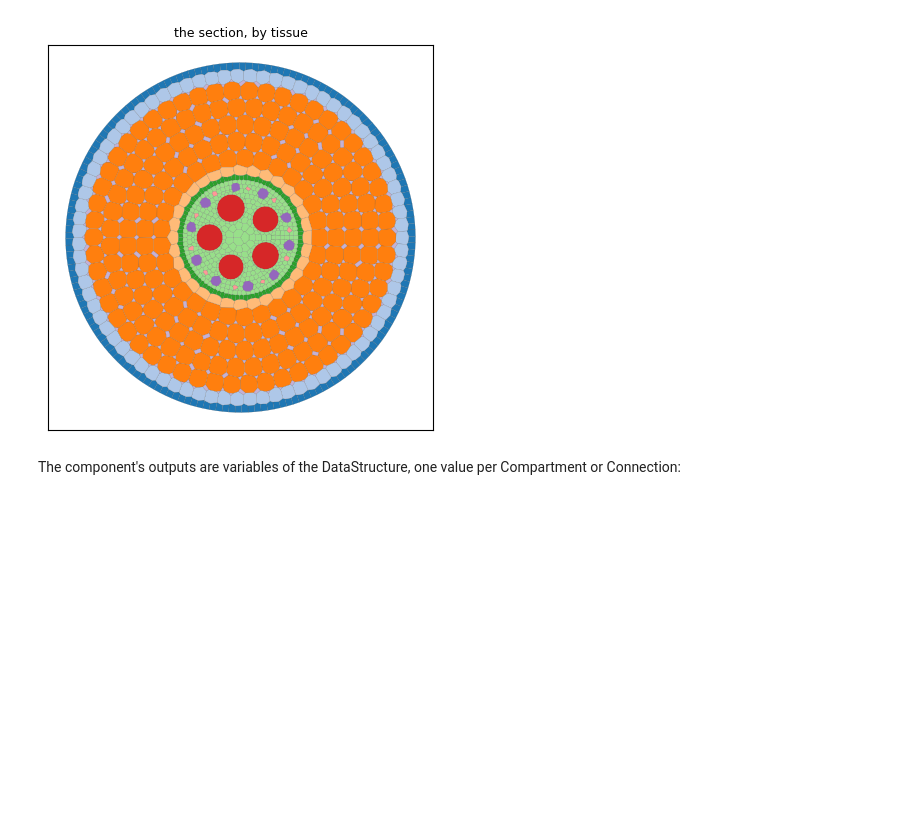
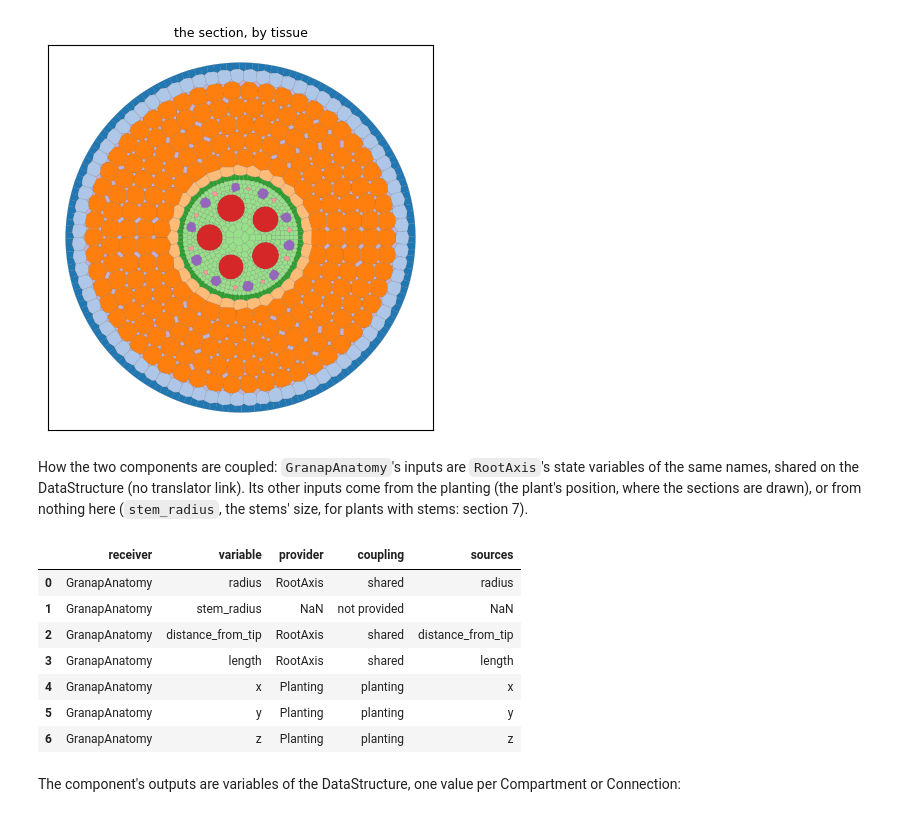
Before and after one commit to openalea-incubator/GRANAP-dev, a Jupyter notebook: example/tutorials/developer/01_cross_sections_in_metafspm.ipynb, the cells around one changed output. Cells and saved outputs as stored; diff of their text form; code cells hidden in the pictures; blank space fills up the shorter version.

```diff
--- a/example/tutorials/developer/01_cross_sections_in_metafspm.ipynb
+++ b/example/tutorials/developer/01_cross_sections_in_metafspm.ipynb
@@ -146,6 +152,21 @@ plt.show()
 # %% [output]
 8269 Compartments, 20334 Connections
 [figure]
+# %% [markdown]
+How the two components are coupled: `GranapAnatomy`'s inputs are `RootAxis`'s state variables of the same names,
+shared on the DataStructure (no translator link). Its other inputs come from the planting (the plant's position,
+where the sections are drawn), or from nothing here (`stem_radius`, the stems' size, for plants with stems: section 7).
+# %%
+scene.populations[0].instance.couplings()
+# %% [output]
+|  | receiver | variable | provider | coupling | sources |
+| 0 | GranapAnatomy | radius | RootAxis | shared | radius |
+| 1 | GranapAnatomy | stem_radius | NaN | not provided | NaN |
+| 2 | GranapAnatomy | distance_from_tip | RootAxis | shared | distance_from_tip |
+| 3 | GranapAnatomy | length | RootAxis | shared | length |
+| 4 | GranapAnatomy | x | Planting | planting | x |
+| 5 | GranapAnatomy | y | Planting | planting | y |
+| 6 | GranapAnatomy | z | Planting | planting | z |
 # %% [markdown]
 The component's outputs are variables of the DataStructure, one value per Compartment or Connection:
 # %%
```
Also changed, not shown: parts of 13 cells of this notebook, 17 other files.
